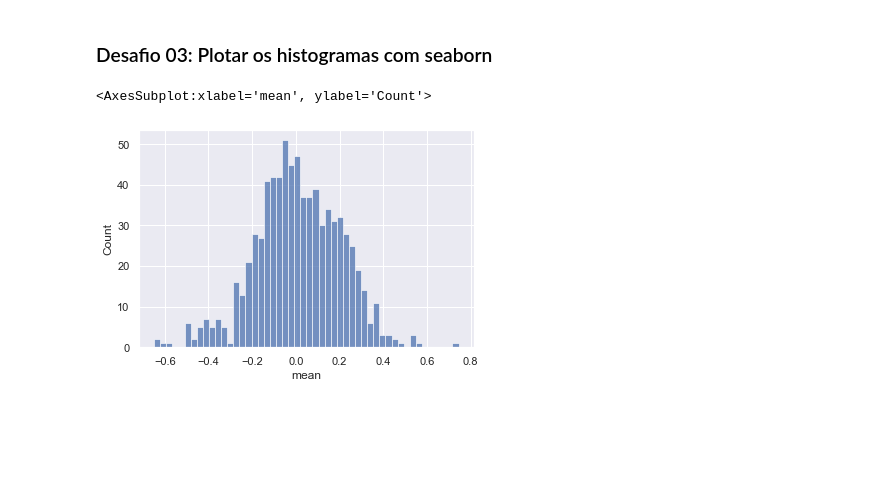
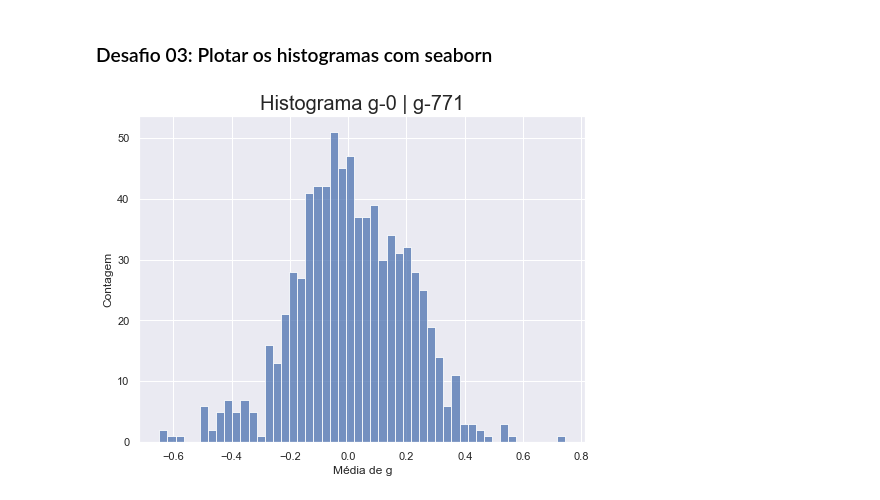
Before and after one commit to vagmartens/alura_imersaodados3, a Jupyter notebook: Alura_Aula_02.ipynb, the cells around one changed output. Saved outputs shown, nothing was run; the diff lists cells and outputs as text; code cells hidden in the pictures; blank space fills up the shorter version.

```diff
--- a/Alura_Aula_02.ipynb
+++ b/Alura_Aula_02.ipynb
@@ -471,7 +441,11 @@ plt.show()
 # %% [markdown]
 ### Desafio 03: Plotar os histogramas com seaborn
 # %%
-sns.histplot(data=dados.loc[0:,'g-0':'g-771'].describe().T, x='mean', bins=50)
+plt.figure(figsize=(8, 6))
+ax = sns.histplot(data=dados.loc[0:,'g-0':'g-771'].describe().T, x='mean', bins=50)
+ax.set_title('Histograma g-0 | g-771', fontsize=20)
+ax.set_xlabel('Média de g')
+ax.set_ylabel('Contagem')
+plt.show()
 # %% [output]
-<AxesSubplot:xlabel='mean', ylabel='Count'>
-[figure, old version]
+[figure, new version]
```
Also changed, not shown: parts of 7 cells of this notebook.
